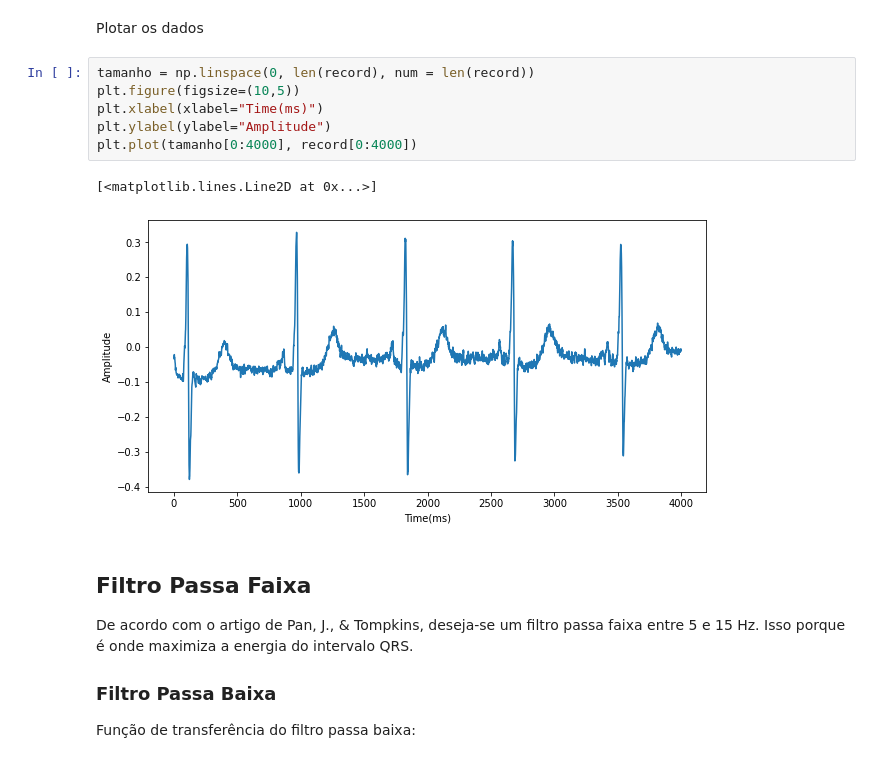
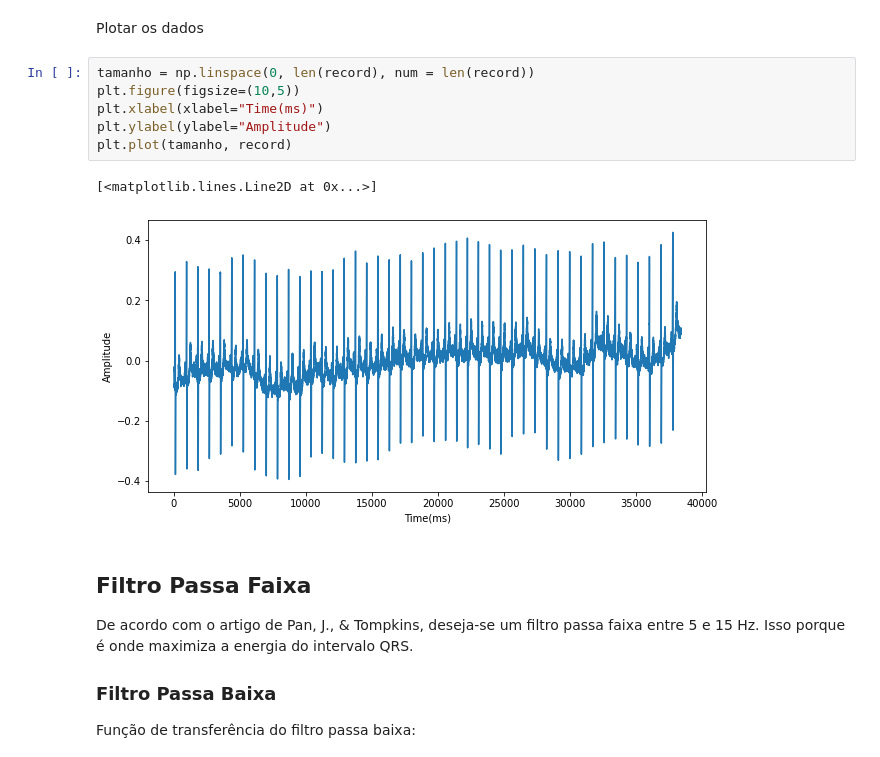
Before and after one commit to cgalvaojr1976/ic-ecg, a Jupyter notebook: models/PanTompkins.ipynb, the cells around one changed output. Saved outputs shown, nothing was run; the diff lists cells and outputs as text.

```diff
--- a/models/PanTompkins.ipynb
+++ b/models/PanTompkins.ipynb
@@ -21,12 +21,12 @@ Plotar os dados
 # %%
 tamanho = np.linspace(0, len(record), num = len(record))
 plt.figure(figsize=(10,5))
 plt.xlabel(xlabel="Time(ms)")
 plt.ylabel(ylabel="Amplitude")
-plt.plot(tamanho[0:4000], record[0:4000])
+plt.plot(tamanho, record)
 # %% [output]
 [<matplotlib.lines.Line2D at 0x...>]
-[figure, old version]
+[figure, new version]
 # %% [markdown]
 ## Filtro Passa Faixa
 De acordo com o artigo de Pan, J., & Tompkins, deseja-se um filtro passa faixa entre 5 e 15 Hz. Isso porque é onde maximiza a energia do intervalo QRS.
```
Also changed, not shown: parts of 15 cells of this notebook, 4 other files.
